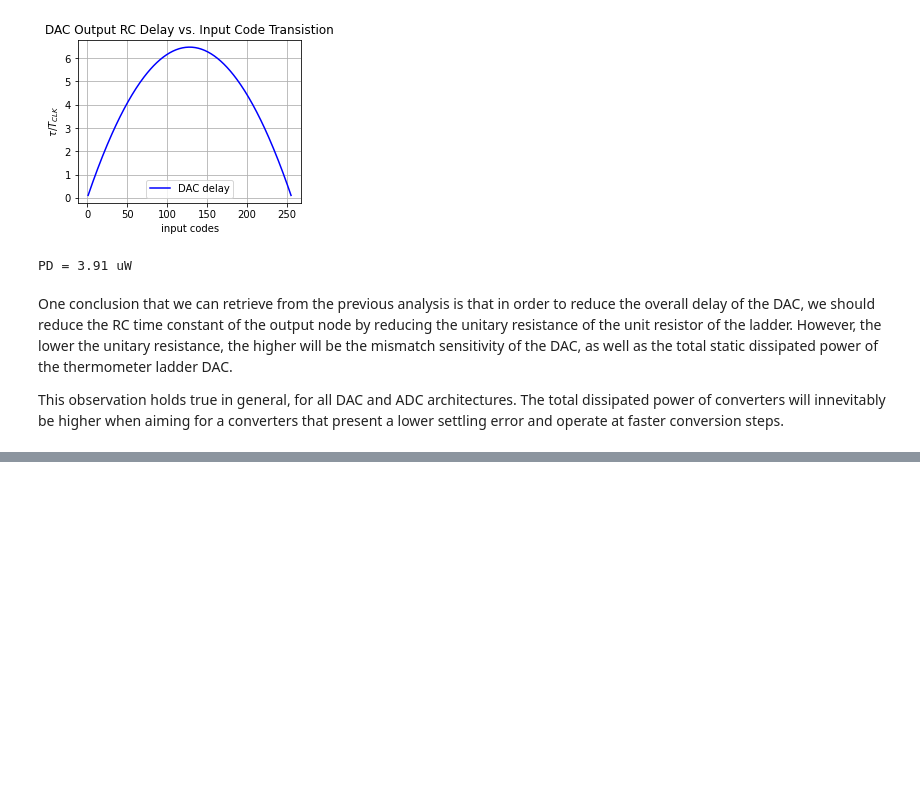
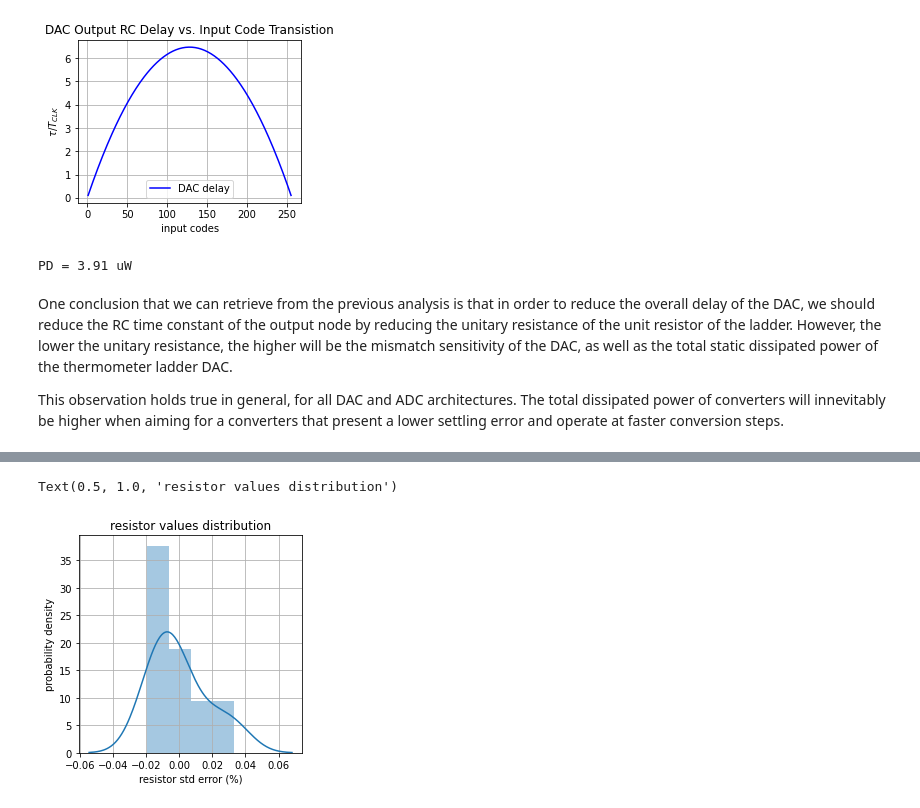
Before and after one commit to das-dias/signal-converters-notebooks, a Jupyter notebook: practical_classes/practical_class_5.ipynb, the cells around one changed output, grey strips where cells are left out. Drawn from its saved outputs; the diff is of its cells as text; code cells hidden in the pictures; blank space fills up the shorter version.

```diff
--- a/practical_classes/practical_class_5.ipynb
+++ b/practical_classes/practical_class_5.ipynb
@@ -237,0 +275,22 @@ This observation holds true in general, for all DAC and ADC architectures. The t
+# %%
+# model the binary wheighted resistors
+ru = 100 # ohm - unit resistance
+# create the binary weighted resistors
+R_ideal = np.array([ru*(2**i) for i in range(nbits)])
+# resistance mismatch in ohm, following a normal distribution
+u_err = 0.0
+u_std = 0.15 # 15% of the unit resistance for a semiconductor resistor
+r_err = normal(u_err, u_std**2, nbits)
+R = np.array([r + r_err[i]*r for i, r in enumerate(R_ideal)])
+# feedback resistor
+rf = ru/2
+
+fig, ax = plt.subplots(1,1, figsize=(4,4))
+sns.distplot(r_err, ax=ax)
+ax.set_xlabel('resistor std error (%)')
+ax.set_ylabel('probability density')
+ax.grid()
+ax.set_title('resistor values distribution')
+# %% [output]
+Text(0.5, 1.0, 'resistor values distribution')
+[figure, added]
```
Also changed, not shown: parts of 12 cells of this notebook.
